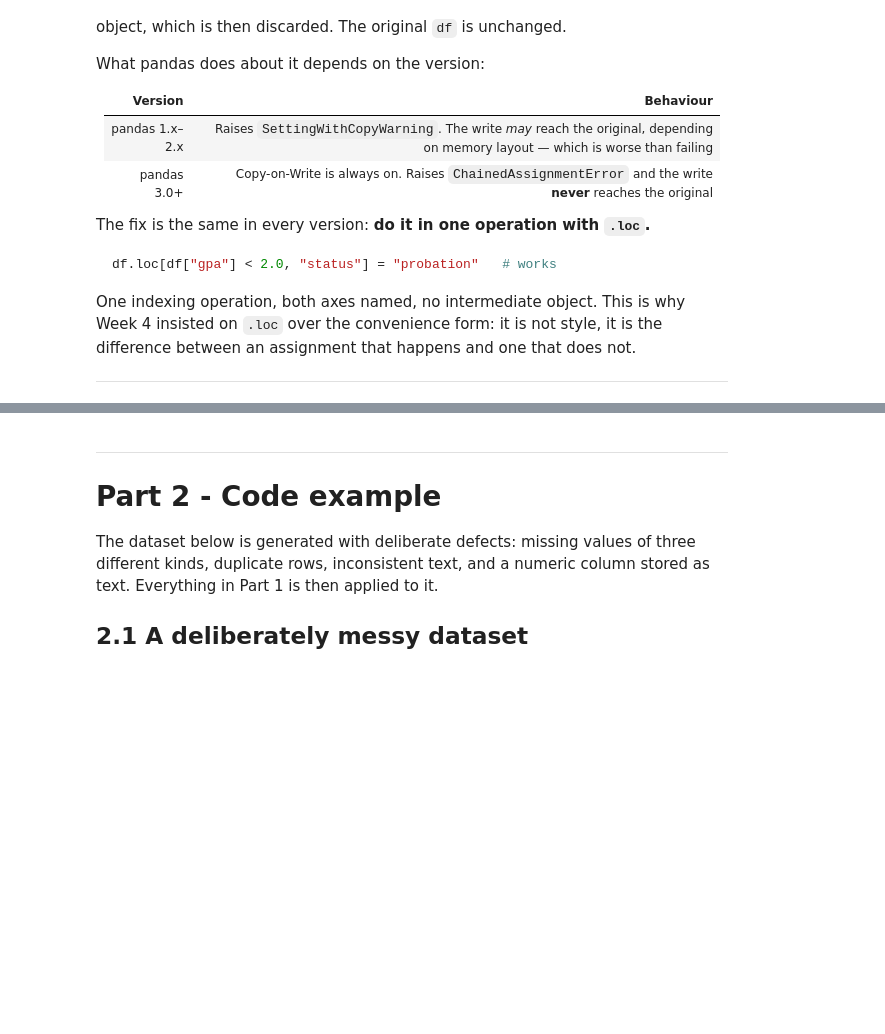
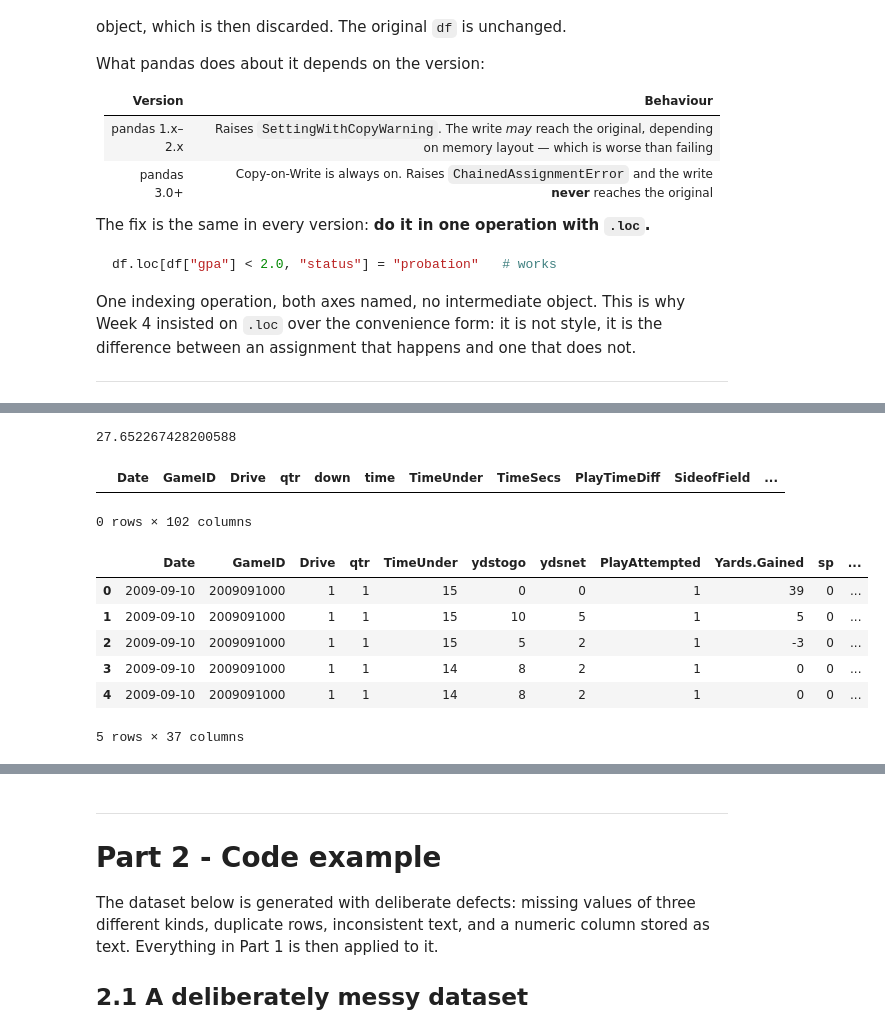
Before and after one commit to mcc-z/2445707_SokMuoychou_DataAnalysis-Virtualization, a Jupyter notebook: notebooks/05_data_cleaning.ipynb, the cells around one changed output, grey strips where cells are left out. Cells and saved outputs as stored; diff of their text form; code cells hidden in the pictures; blank space fills up the shorter version.

```diff
--- a/notebooks/05_data_cleaning.ipynb
+++ b/notebooks/05_data_cleaning.ipynb
@@ -294,0 +331,33 @@ assignment that happens and one that does not.
+# %%
+# how many total missing values do we have?
+total_cells = np.prod(nfl_data.shape)
+total_missing = missing_values_count.sum()
+total_cells
+total_missing
+
+# percent of missing data
+percent_missing = (total_missing/total_cells) * 100
+print(percent_missing)
+# %% [output]
+27.652267428200588
+# %%
+# drops all rows with no value
+# (since all rows are almost always guaranteed to have at least 1 NaN value
+# then this will likely drop the whole table)
+nfl_data.dropna()
+# %% [output]
+|  | Date | GameID | Drive | qtr | down | time | TimeUnder | TimeSecs | PlayTimeDiff | SideofField | ... |
+0 rows × 102 columns
+# %%
+# instead drop by column
+# it will remove a lot of data, but it won't take all, and we'll have clean data
+columns_with_na_dropped = nfl_data.dropna(axis=1) # axis 1 means column, axis 0 means row
+columns_with_na_dropped.head()
+# %% [output]
+|  | Date | GameID | Drive | qtr | TimeUnder | ydstogo | ydsnet | PlayAttempted | Yards.Gained | sp | ... |
+| 0 | 2009-09-10 | 2009091000 | 1 | 1 | 15 | 0 | 0 | 1 | 39 | 0 | ... |
+| 1 | 2009-09-10 | 2009091000 | 1 | 1 | 15 | 10 | 5 | 1 | 5 | 0 | ... |
+| 2 | 2009-09-10 | 2009091000 | 1 | 1 | 15 | 5 | 2 | 1 | -3 | 0 | ... |
+| 3 | 2009-09-10 | 2009091000 | 1 | 1 | 14 | 8 | 2 | 1 | 0 | 0 | ... |
+| 4 | 2009-09-10 | 2009091000 | 1 | 1 | 14 | 8 | 2 | 1 | 0 | 0 | ... |
+5 rows × 37 columns
```
Also changed, not shown: parts of 48 cells of this notebook, 2 other files.
